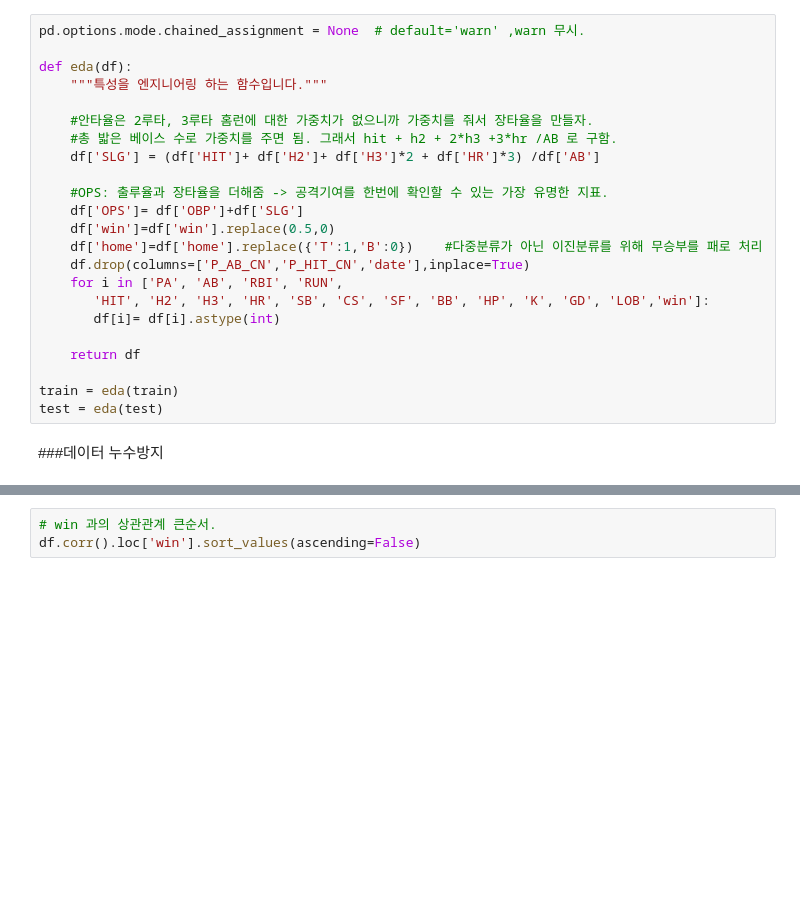
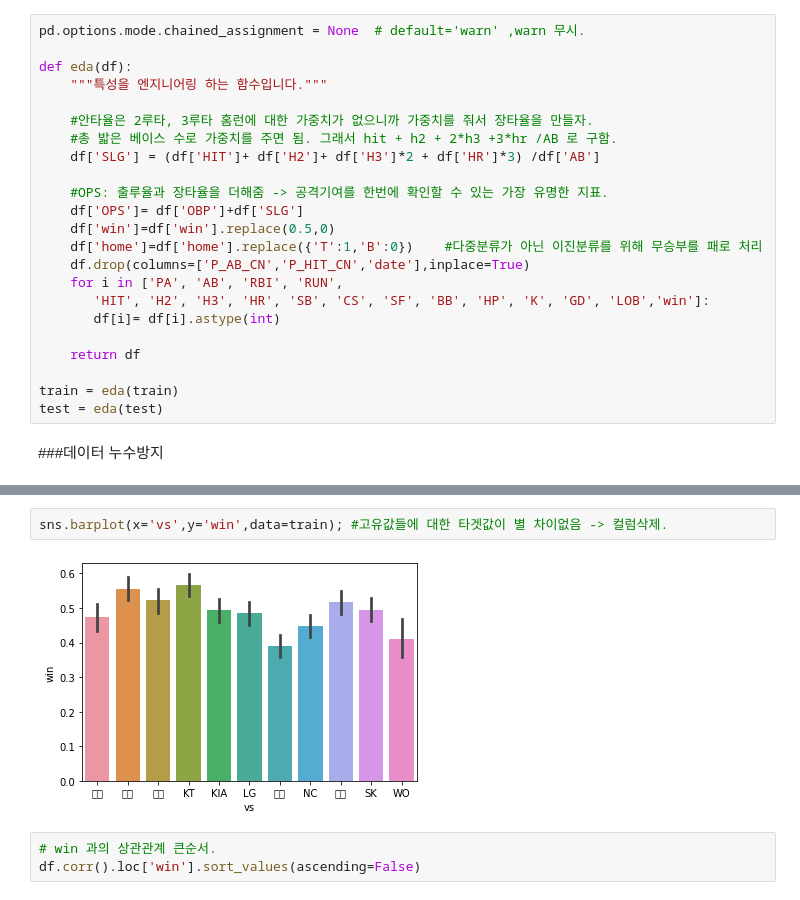
Before and after one commit to sseyonafre/Project, a Jupyter notebook: sprint2/AI_14_고세희_Section2.ipynb, the cells around one changed output, grey strips where cells are left out. Drawn from its saved outputs; the diff is of its cells as text; blank space fills up the shorter version.

```diff
--- a/sprint2/AI_14_고세희_Section2.ipynb
+++ b/sprint2/AI_14_고세희_Section2.ipynb
@@ -369,3 +418,7 @@ X_test = test[features]
+# %%
+sns.barplot(x='vs',y='win',data=train); #고유값들에 대한 타겟값이 별 차이없음 -> 컬럼삭제.
+# %% [output]
+[figure, added]
 # %%
 # win 과의 상관관계 큰순서.
 df.corr().loc['win'].sort_values(ascending=False)
```
Also changed, not shown: parts of 14 cells of this notebook.
